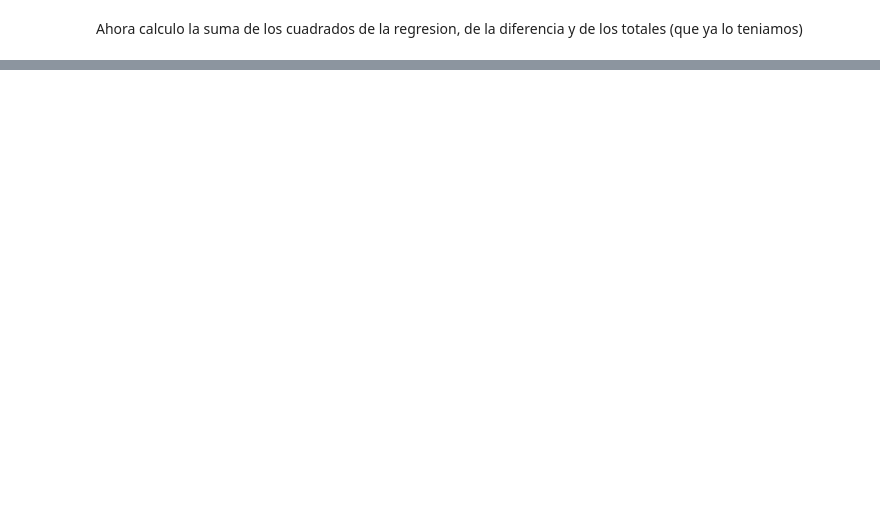
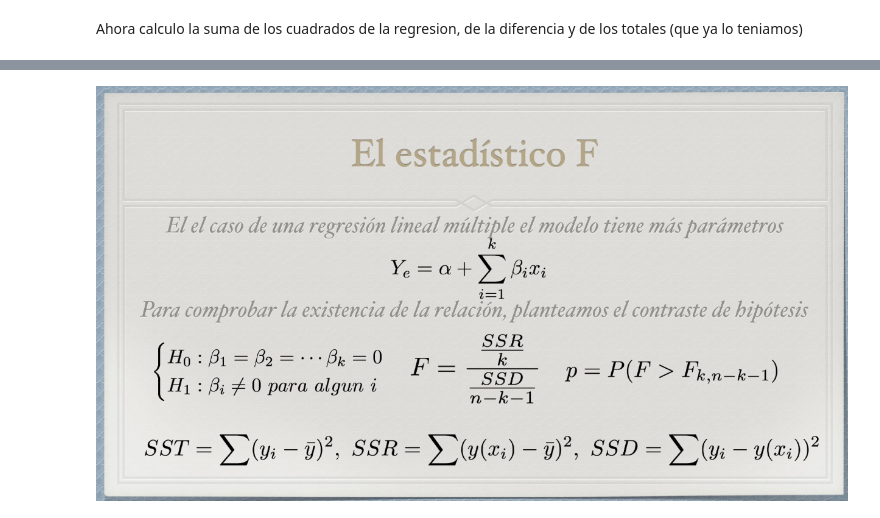
Before and after one commit to Zell0ss/machine_learning, a Jupyter notebook: Notebooks/T4 - 1 - Linear regression. Datos ficticios.ipynb, the cells around one changed output, grey strips where cells are left out. Cells and saved outputs as stored; diff of their text form; code cells hidden in the pictures; blank space fills up the shorter version.

```diff
--- a/Notebooks/T4 - 1 - Linear regression. Datos ficticios.ipynb
+++ b/Notebooks/T4 - 1 - Linear regression. Datos ficticios.ipynb
@@ -273,0 +288,4 @@ plt.show()
+# %%
+Image("./T4 - 3.png")
+# %% [output]
+[figure, added]
```
Also changed, not shown: parts of 28 cells of this notebook, 6 other files.
